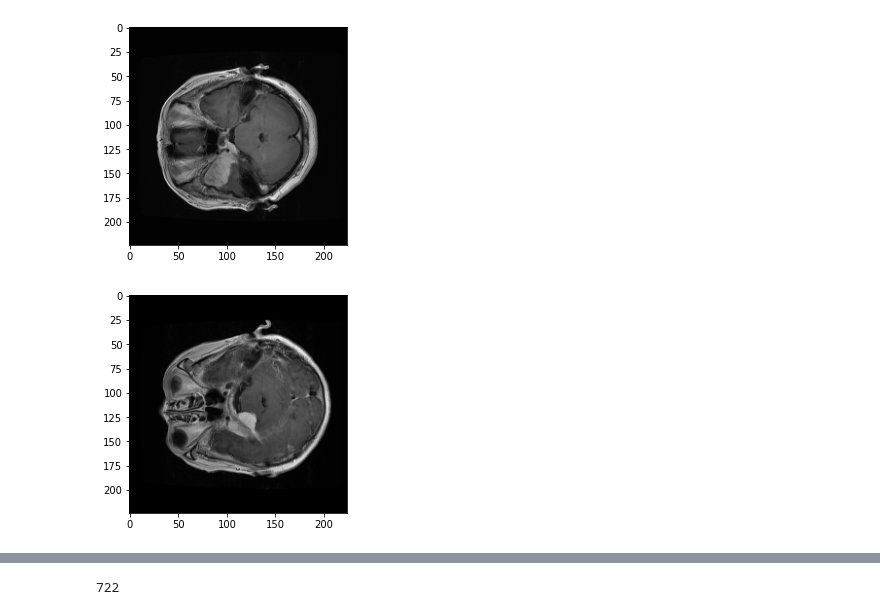
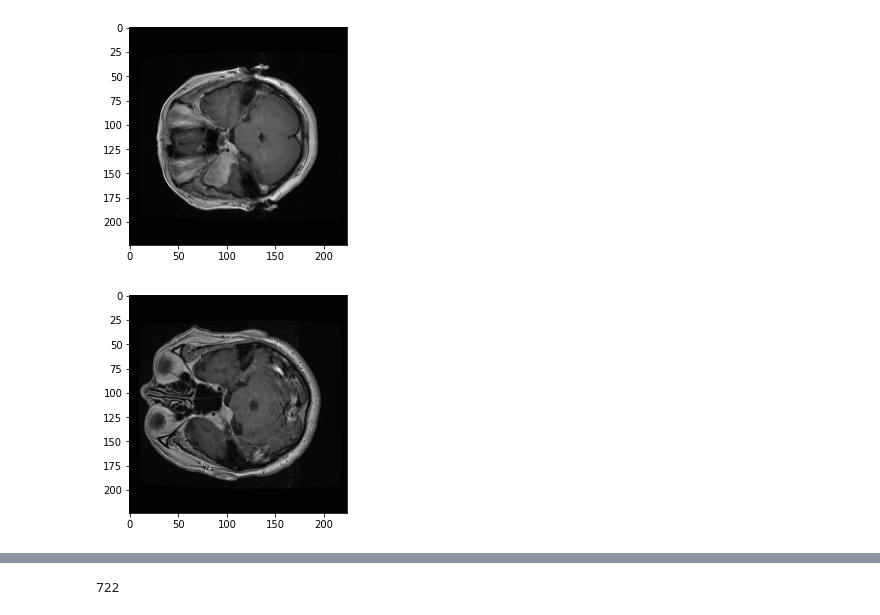
Before and after one commit to greyhound101/segmentation, a Jupyter notebook: multihead_together_no_flatten_1_7516.ipynb, the cells around one changed output, grey strips where cells are left out. Drawn from its saved outputs; the diff is of its cells as text; code cells hidden in the pictures.

```diff
--- a/multihead_together_no_flatten_1_7516.ipynb
+++ b/multihead_together_no_flatten_1_7516.ipynb
@@ -284,7 +284,7 @@ def get_trn_tst(df,tst_fold):
         for ky in data.keys():
             dk[ky].extend(data[ky])
     return dk
-  index=1
+  index=3
   epoch=50
   pre_acc=0
   best=0
@@ -340,31 +340,31 @@ def get_trn_tst(df,tst_fold):
 
 
 
   #getting the accuracy
   new_acc=accuracy_score(pre,tst_y)
 
 
 
 
   #storing the predictions
   final_accuracy_last[fold]=new_acc
 
 
 
 
 
 
 
 
   #storing the answers
   answers_last[fold]=tst_y
 
 
 
 
   #freeing memory
   del([tst_x,tst_y])
   gc.collect()
 # %% [output]
 [figure]
-[figure, old version]
+[figure, new version]
```
Also changed, not shown: parts of 6 cells of this notebook.
